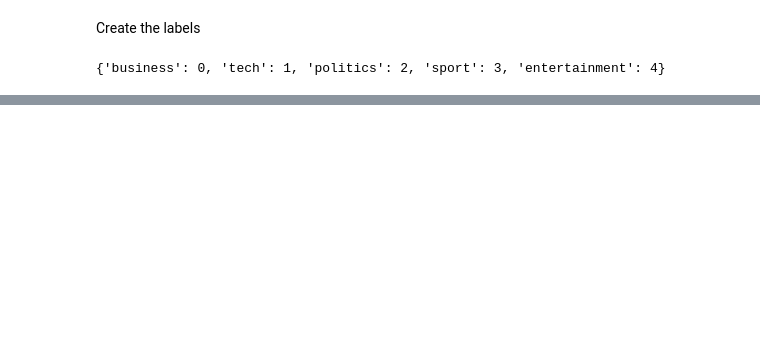
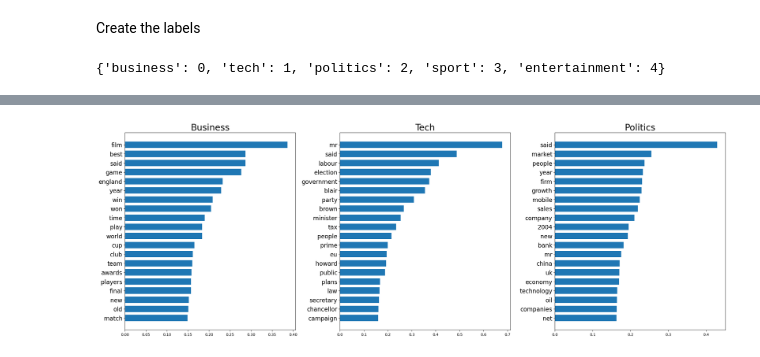
Before and after one commit to dlynch42/bbc_news_classifier, a Jupyter notebook: week4.ipynb, the cells around one changed output, grey strips where cells are left out. Saved outputs shown, nothing was run; the diff lists cells and outputs as text; code cells hidden in the pictures; blank space fills up the shorter version.

```diff
--- a/week4.ipynb
+++ b/week4.ipynb
@@ -237,2 +232,0 @@ def label_permute(ytdf, yp, perm_list):
-# %%
-labels = [0,1,2,3,4]
@@ -359,0 +280,11 @@ Random Forest Accuracy:  0.9613821138211383
+# %%
+vectorizer = TfidfVectorizer(max_df=0.95, min_df=2, stop_words='english')
+
+# dtm: Document Term Matrix
+dtm = vectorizer.fit_transform(train.Text)
+
+feature_names = vectorizer.get_feature_names_out()
+
+dtm_df = pd.DataFrame(dtm.toarray(), columns=feature_names)
+print('Document Term Matrix size:', dtm_df.shape)
+dtm_df.head()
@@ -359,0 +339,32 @@ Random Forest Accuracy:  0.9613821138211383
+# %%
+nmf = NMF(n_components=3, init='nndsvda', solver='mu', beta_loss='kullback-leibler', l1_ratio=0.1, random_state=0, max_iter=200).fit(dtm)
+W = nmf.transform(dtm)
+H = nmf.components_
+# %%
+def top_features(H, feature_names, labels):
+    """_summary_
+
+    Args:
+        H (_type_): _description_
+        feature_names (_type_): _description_
+        labels (_type_): _description_
+    """
+    plt.figure(figsize=(24, 16))
+    for i, topic in enumerate(H):
+        plt.subplot(231+i)
+        top_features_ind = topic.argsort()[-20:]
+        top_features_names = feature_names[top_features_ind]
+        weights = topic[top_features_ind]
+
+        plt.barh(top_features_names, weights, height=0.7)
+        plt.yticks(fontsize=16)
+        for key, val in labels.items():
+            if val == i:
+                topic = key.capitalize()
+
+        plt.title(f'{topic}', fontsize=24)
+    plt.tight_layout()
+# %%
+top_features(H[:, :len(feature_names)], feature_names, labels)
+# %% [output]
+[figure, added]
```
Also changed, not shown: parts of 65 cells of this notebook, 2 other files.
